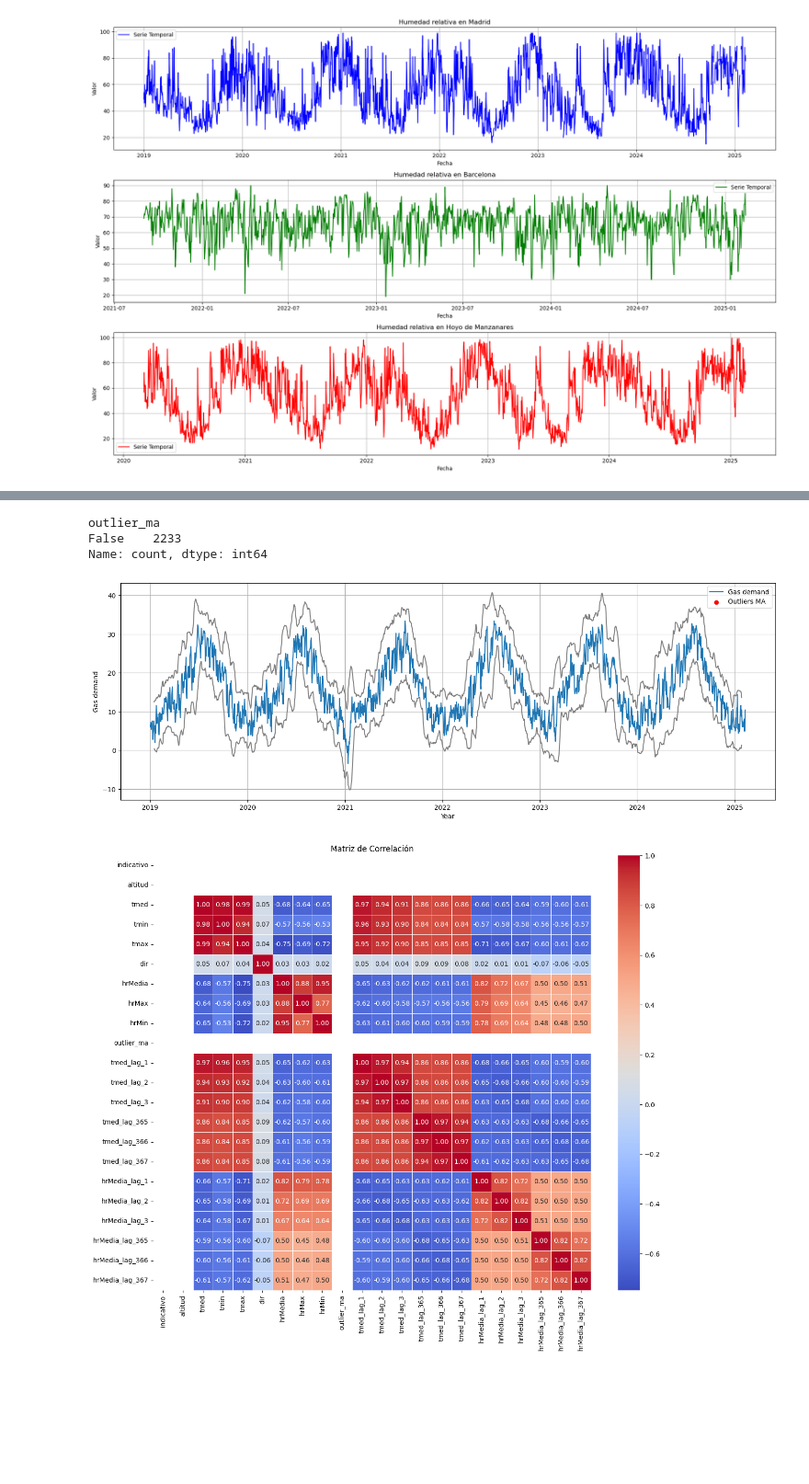
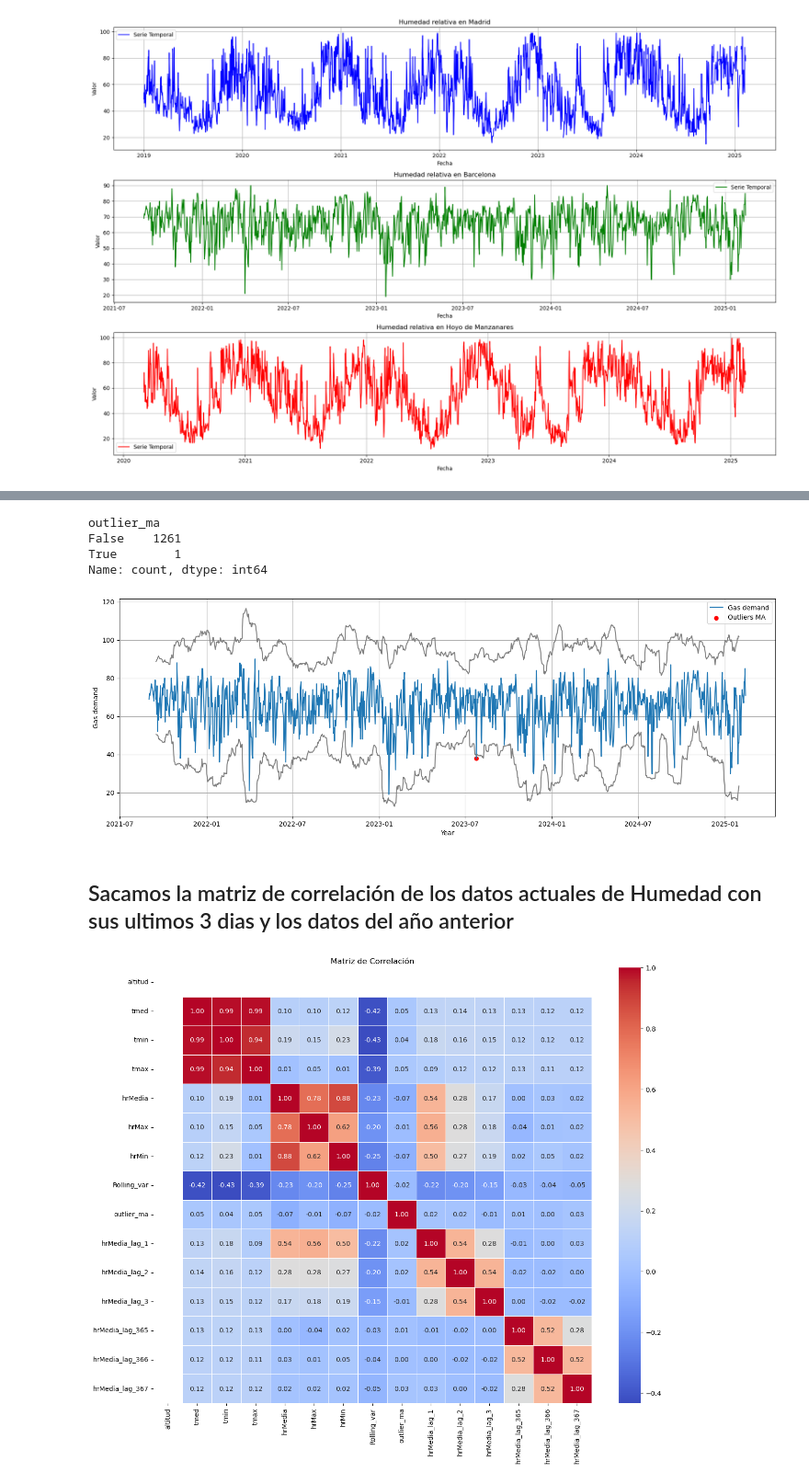
Before and after one commit to GamblerRunner/PrediccionMeteorologica, a Jupyter notebook: src/EDA/verDataDiario.ipynb, the cells around one changed output, grey strips where cells are left out. Shown at 92% size. Saved outputs shown, nothing was run; the diff lists cells and outputs as text; code cells hidden in the pictures; blank space fills up the shorter version.

```diff
--- a/src/EDA/verDataDiario.ipynb
+++ b/src/EDA/verDataDiario.ipynb
@@ -80,0 +98,3 @@ plt.show()
+# %%
+df_mad['tmed'] = df_mad['tmed'].ffill()
+df_bar['tmed'] = df_bar['tmed'].ffill()
@@ -118 +258,4 @@ df['tmed'] = df['tmed'].ffill()
+# %%
+df_mad['hrMedia'] = df_mad['hrMedia'].ffill()
+df_bar['hrMedia'] = df_bar['hrMedia'].ffill()
 # %%
@@ -147,32 +290,33 @@ plt.show()
 window = 30  # 30 days window
 threshold = 3  # Threshold of 2 standard deviations
 
-ma = df["tmed"].rolling(window=window, center=True).mean()
-std = df["tmed"].rolling(window=window, center=True).std()
+ma = df_bar["hrMedia"].rolling(window=window, center=True).mean()
+std = df_bar["hrMedia"].rolling(window=window, center=True).std()
 
 #Treshold min and max
 threshold_min = ma - std*threshold
 threshold_max = ma + std*threshold
 
 #Outliers detection
-df["outlier_ma"] = (np.abs(df["tmed"] - ma) > threshold * std)
+df_bar["outlier_ma"] = (np.abs(df_bar["hrMedia"] - ma) > threshold * std)
 # %%
-df["outlier_ma"].value_counts()
+df_bar["outlier_ma"].value_counts()
 # %% [output]
 outlier_ma
-False    2233
+False    1261
+True        1
 Name: count, dtype: int64
 # %%
 plt.figure(figsize=(18, 6))
 
-plt.plot(df['fecha'], df['tmed'], label='Gas demand')
-plt.plot(df['fecha'], threshold_min, color='gray')
-plt.plot(df['fecha'], threshold_max, color='gray')
-plt.scatter(df["fecha"][df["outlier_ma"]], df["tmed"][df["outlier_ma"]], color='red', label="Outliers MA")
+plt.plot(df_bar['fecha'], df_bar['hrMedia'], label='Gas demand')
+plt.plot(df_bar['fecha'], threshold_min, color='gray')
+plt.plot(df_bar['fecha'], threshold_max, color='gray')
+plt.scatter(df_bar["fecha"][df_bar["outlier_ma"]], df_bar["hrMedia"][df_bar["outlier_ma"]], color='red', label="Outliers MA")
 plt.xlabel('Year')
 plt.ylabel('Gas demand')
 plt.legend()
 plt.grid(True)
 plt.show()
 # %% [output]
-[figure, old version]
+[figure, new version]
@@ -181,11 +323,20 @@ df_temp_media = df[["fecha", "tmed"]].copy()
+# %% [markdown]
+## Sacamos la matriz de correlación de los datos actuales de Humedad con sus ultimos 3 dias y los datos del año anterior
+# %%
+df_bar['hrMedia_lag_1'] = df_bar['hrMedia'].shift(1)
+df_bar['hrMedia_lag_2'] = df_bar['hrMedia'].shift(2)
+df_bar['hrMedia_lag_3'] = df_bar['hrMedia'].shift(3)
+df_bar['hrMedia_lag_365'] = df_bar['hrMedia'].shift(365)
+df_bar['hrMedia_lag_366'] = df_bar['hrMedia'].shift(366)
+df_bar['hrMedia_lag_367'] = df_bar['hrMedia'].shift(367)
 # %%
-corr_matrix = df.corr(numeric_only=True)
+corr_matrix = df_bar.corr(numeric_only=True)
 
 # Crear el mapa de calor
 plt.figure(figsize=(15, 12))
 sns.heatmap(corr_matrix, annot=True, cmap='coolwarm', fmt='.2f', linewidths=0.5)
 plt.title('Matriz de Correlación')
 
 plt.show()
 # %% [output]
-[figure, old version]
+[figure, new version]
```
Also changed, not shown: parts of 39 cells of this notebook.
